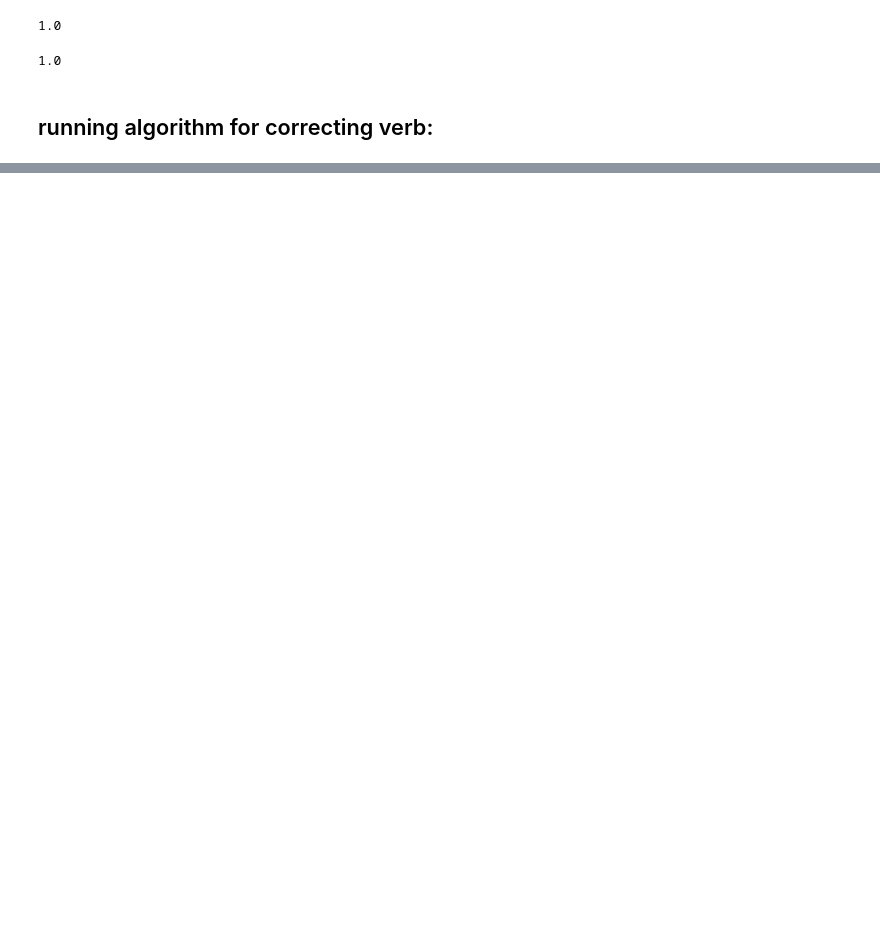
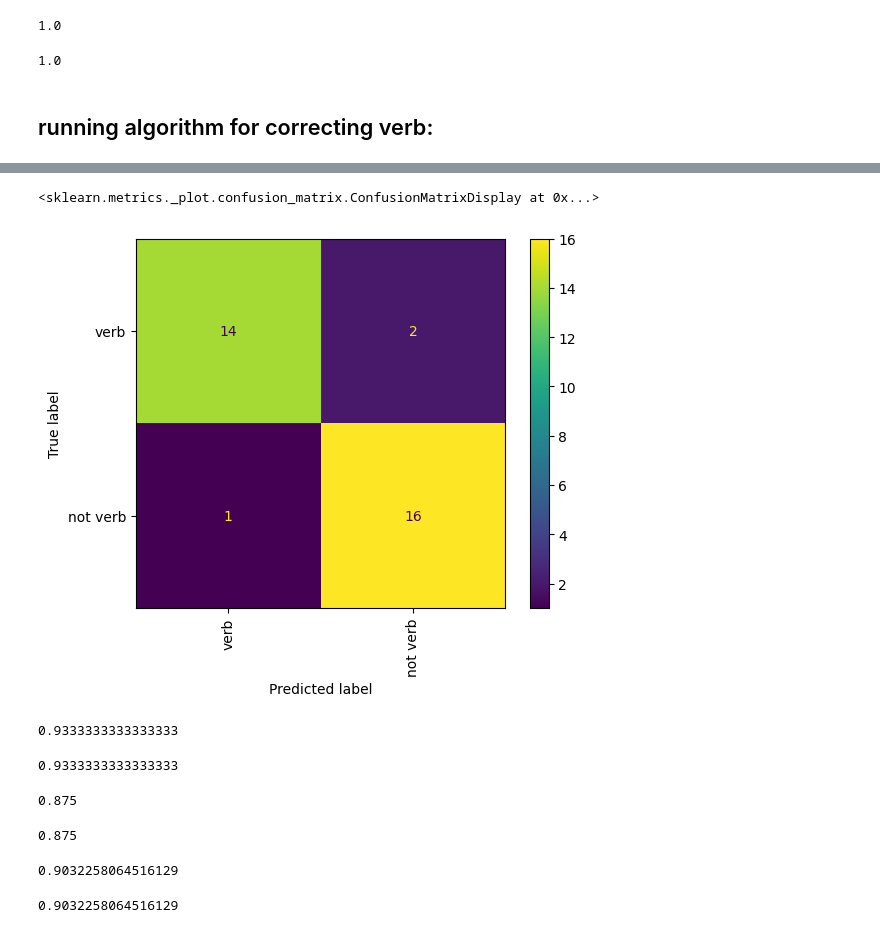
Before and after one commit to MuhammadShafaatKhan13/openvino_notebooks, a Jupyter notebook: notebook/action-recognition-webcam/action-recognition-webcam.ipynb, the cells around one changed output, grey strips where cells are left out. Saved outputs shown, nothing was run; the diff lists cells and outputs as text; code cells hidden in the pictures; blank space fills up the shorter version.

Commit message:
created confusion matrices from NLP libraries
spacy lg model is the most accurate in these libraries

```diff
--- a/notebook/action-recognition-webcam/action-recognition-webcam.ipynb
+++ b/notebook/action-recognition-webcam/action-recognition-webcam.ipynb
@@ -993,0 +1016,6 @@ pos_tagged
+# %%
+doc = spacy_nlp("apply eye makeup")
+
+for token in doc:
+    print(token.text, token.lemma_, token.pos_, token.tag_, token.dep_,
+            token.shape_, token.is_alpha, token.is_stop)
@@ -993,0 +1026,8 @@ pos_tagged
+# %%
+spacy_nlp = spacy.load("en_core_web_lg")
+# %%
+doc = spacy_nlp("apply eye makeup")
+
+for token in doc:
+    print(token.text, token.lemma_, token.pos_, token.tag_, token.dep_,
+            token.shape_, token.is_alpha, token.is_stop)
@@ -993,0 +1042,2 @@ pos_tagged
+# %%
+spacy_nlp_lg_method = spacy.load("en_core_web_lg")
@@ -993,0 +1131,39 @@ pos_tagged
+# %%
+disp =  ConfusionMatrixDisplay(confusion_matrix=confusion_matrix(cm2_actual_labels, cm2_predicted_labels, labels=['verb', 'not verb']),
+                              display_labels=['verb', 'not verb'])
+disp.plot(xticks_rotation = 'vertical')
+# %% [output]
+<sklearn.metrics._plot.confusion_matrix.ConfusionMatrixDisplay at 0x...>
+[figure, added]
+# %%
+precision_sc = precision_score(cm2_actual_labels, cm2_predicted_labels, pos_label='verb')
+precision_sc
+# %% [output]
+0.9333333333333333
+# %%
+manual_precision = 14/(14+1)
+manual_precision
+# %% [output]
+0.9333333333333333
+# %%
+from sklearn.metrics import recall_score
+recall_sc = recall_score(cm2_actual_labels, cm2_predicted_labels, pos_label='verb')
+recall_sc
+# %% [output]
+0.875
+# %%
+manual_recall = 14/(14+2)
+manual_recall
+# %% [output]
+0.875
+# %%
+from sklearn.metrics import f1_score
+f1_sc = f1_score(cm2_actual_labels, cm2_predicted_labels, pos_label='verb')
+f1_sc
+# %% [output]
+0.9032258064516129
+# %%
+manual_f1 = 2*manual_precision*manual_recall/(manual_precision+manual_recall)
+manual_f1
+# %% [output]
+0.9032258064516129
```
Also changed, not shown: parts of 50 cells of this notebook.
